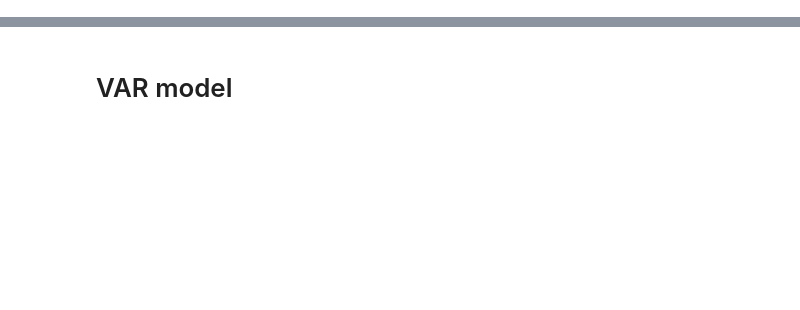
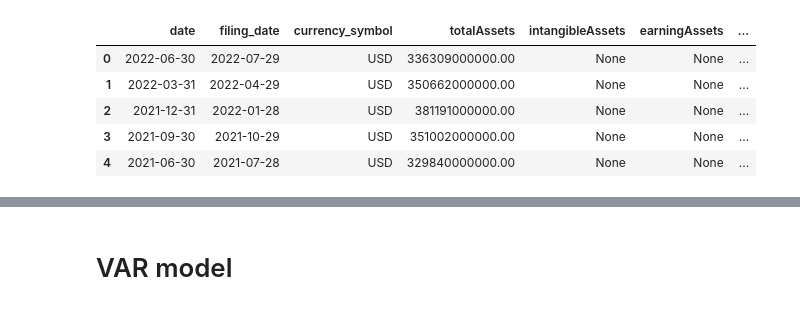
Before and after one commit to Francis-ZY-Yuan/Time-series-financial-forecasting, a Jupyter notebook: baseline.ipynb, the cells around one changed output, grey strips where cells are left out. Cells and saved outputs as stored; diff of their text form; code cells hidden in the pictures; blank space fills up the shorter version.

```diff
--- a/baseline.ipynb
+++ b/baseline.ipynb
@@ -12,6 +20,6 @@ pd.options.display.max_rows = 200
 pd.options.display.max_columns = 200
 # %%
 %%time
-with open("./fundamentals_SP500.json", "r") as fin:
+with open("./data/fundamentals_SP500.json", "r") as fin:
     fundamentals = json.load(fin)
 # %% [output]
@@ -27,0 +44,9 @@ df["quarter"] = pd.to_datetime(df["date"].dt.to_period("Q").dt.strftime("%YQ%q")
+# %%
+df.head()
+# %% [output]
+|  | date | filing_date | currency_symbol | totalAssets | intangibleAssets | earningAssets | ... |
+| 0 | 2022-06-30 | 2022-07-29 | USD | 336309000000.00 | None | None | ... |
+| 1 | 2022-03-31 | 2022-04-29 | USD | 350662000000.00 | None | None | ... |
+| 2 | 2021-12-31 | 2022-01-28 | USD | 381191000000.00 | None | None | ... |
+| 3 | 2021-09-30 | 2021-10-29 | USD | 351002000000.00 | None | None | ... |
+| 4 | 2021-06-30 | 2021-07-28 | USD | 329840000000.00 | None | None | ... |
```
Also changed, not shown: parts of 30 cells of this notebook.
